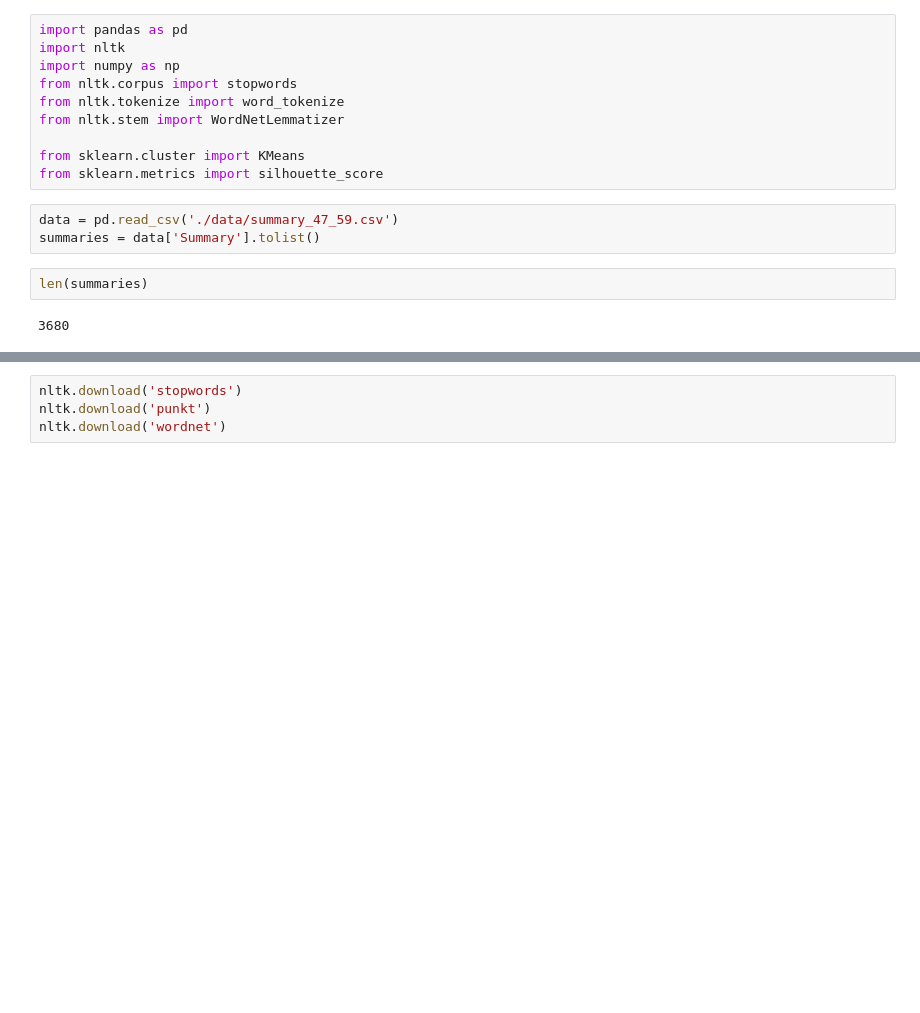
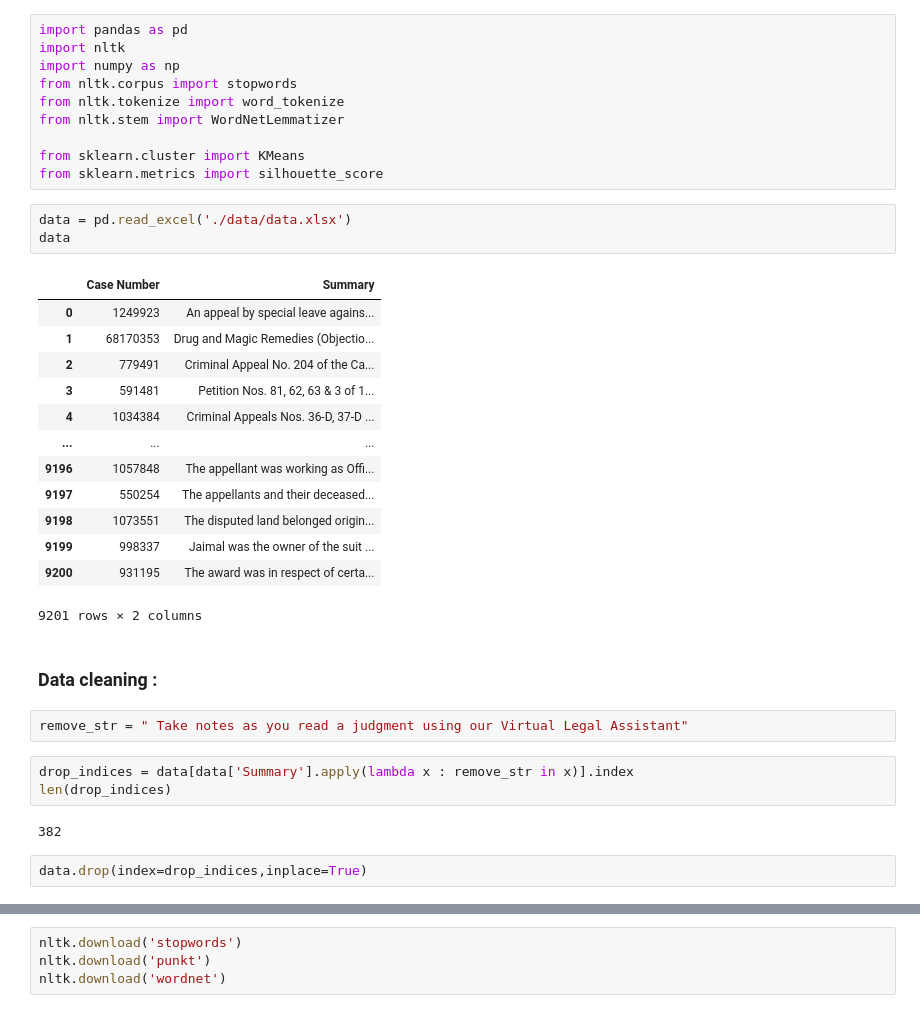
Before and after one commit to NarasimhanN/LawRecommandationSystem, a Jupyter notebook: Grouping Summeries.ipynb, the cells around one changed output, grey strips where cells are left out. Saved outputs shown, nothing was run; the diff lists cells and outputs as text; blank space fills up the shorter version.

```diff
--- a/Grouping Summeries.ipynb
+++ b/Grouping Summeries.ipynb
@@ -9,9 +9,31 @@ from nltk.stem import WordNetLemmatizer
 from sklearn.cluster import KMeans
 from sklearn.metrics import silhouette_score
 # %%
-data = pd.read_csv('./data/summary_47_59.csv')
-summaries = data['Summary'].tolist()
+data = pd.read_excel('./data/data.xlsx')
+data
+# %% [output]
+|  | Case Number | Summary |
+| 0 | 1249923 | An appeal by special leave agains... |
+| 1 | 68170353 | Drug and Magic Remedies (Objectio... |
+| 2 | 779491 | Criminal Appeal No. 204 of the Ca... |
+| 3 | 591481 | Petition Nos. 81, 62, 63 & 3 of 1... |
+| 4 | 1034384 | Criminal Appeals Nos. 36-D, 37-D ... |
+| ... | ... | ... |
+| 9196 | 1057848 | The appellant was working as Offi... |
+| 9197 | 550254 | The appellants and their deceased... |
+| 9198 | 1073551 | The disputed land belonged origin... |
+| 9199 | 998337 | Jaimal was the owner of the suit ... |
+| 9200 | 931195 | The award was in respect of certa... |
+9201 rows × 2 columns
-# %%
-len(summaries)
-# %% [output]
-3680
+# %% [markdown]
+
+### Data cleaning :
+# %%
+remove_str = " Take notes as you read a judgment using our Virtual Legal Assistant"
+# %%
+drop_indices = data[data['Summary'].apply(lambda x : remove_str in x)].index
+len(drop_indices)
+# %% [output]
+382
+# %%
+data.drop(index=drop_indices,inplace=True)
```
Also changed, not shown: parts of 14 cells of this notebook.
